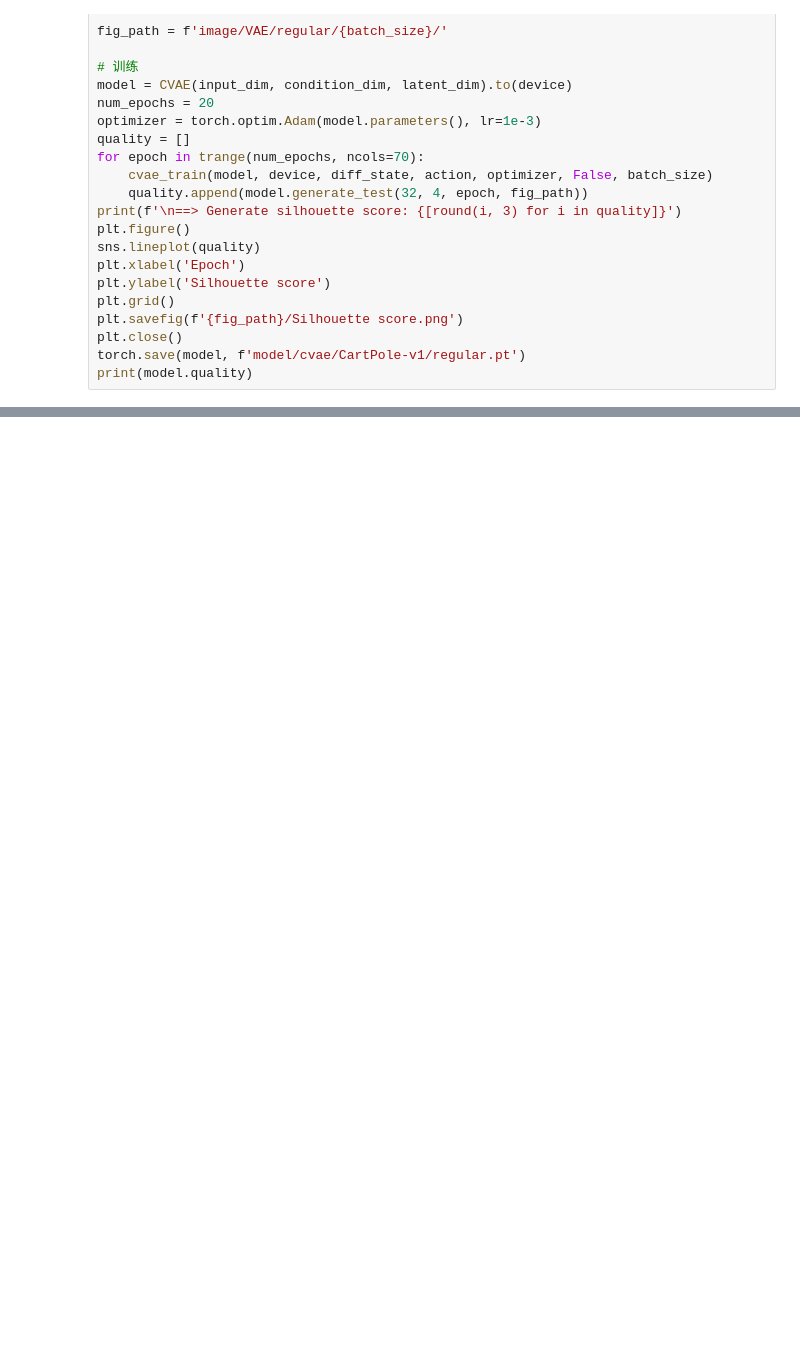
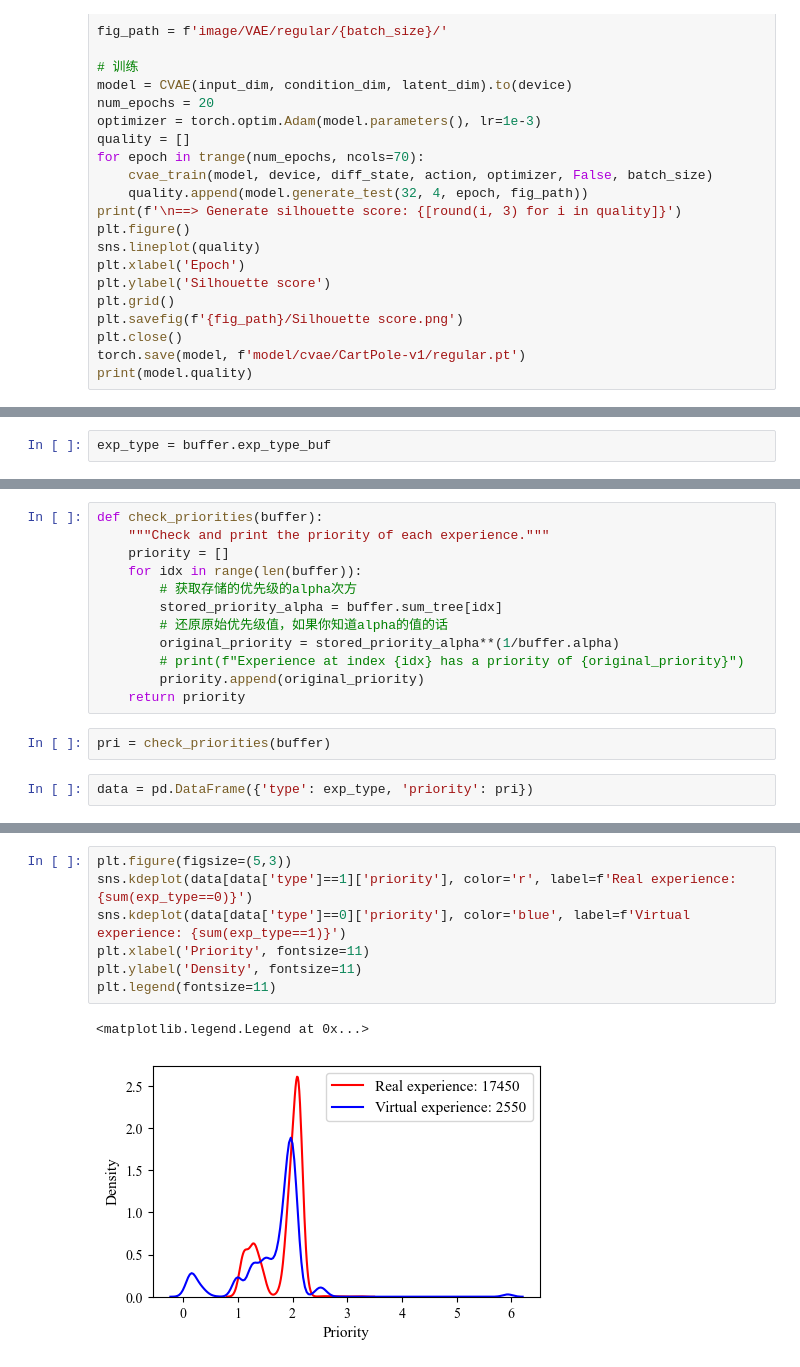
Before and after one commit to Aegis1863/Counterfactual-Experience-Augmented, a Jupyter notebook: test.ipynb, the cells around one changed output, grey strips where cells are left out. Drawn from its saved outputs; the diff is of its cells as text; blank space fills up the shorter version.

```diff
--- a/test.ipynb
+++ b/test.ipynb
@@ -483,0 +495,2 @@ print(model.quality)
+# %%
+exp_type = buffer.exp_type_buf
@@ -483,0 +501,16 @@ print(model.quality)
+# %%
+def check_priorities(buffer):
+    """Check and print the priority of each experience."""
+    priority = []
+    for idx in range(len(buffer)):
+        # 获取存储的优先级的alpha次方
+        stored_priority_alpha = buffer.sum_tree[idx]
+        # 还原原始优先级值，如果你知道alpha的值的话
+        original_priority = stored_priority_alpha**(1/buffer.alpha)
+        # print(f"Experience at index {idx} has a priority of {original_priority}")
+        priority.append(original_priority)
+    return priority
+# %%
+pri = check_priorities(buffer)
+# %%
+data = pd.DataFrame({'type': exp_type, 'priority': pri})
@@ -483,0 +533,10 @@ print(model.quality)
+# %%
+plt.figure(figsize=(5,3))
+sns.kdeplot(data[data['type']==1]['priority'], color='r', label=f'Real experience: {sum(exp_type==0)}')
+sns.kdeplot(data[data['type']==0]['priority'], color='blue', label=f'Virtual experience: {sum(exp_type==1)}')
+plt.xlabel('Priority', fontsize=11)
+plt.ylabel('Density', fontsize=11)
+plt.legend(fontsize=11)
+# %% [output]
+<matplotlib.legend.Legend at 0x...>
+[figure, added]
```
Also changed, not shown: parts of 7 cells of this notebook, 15 other files.
